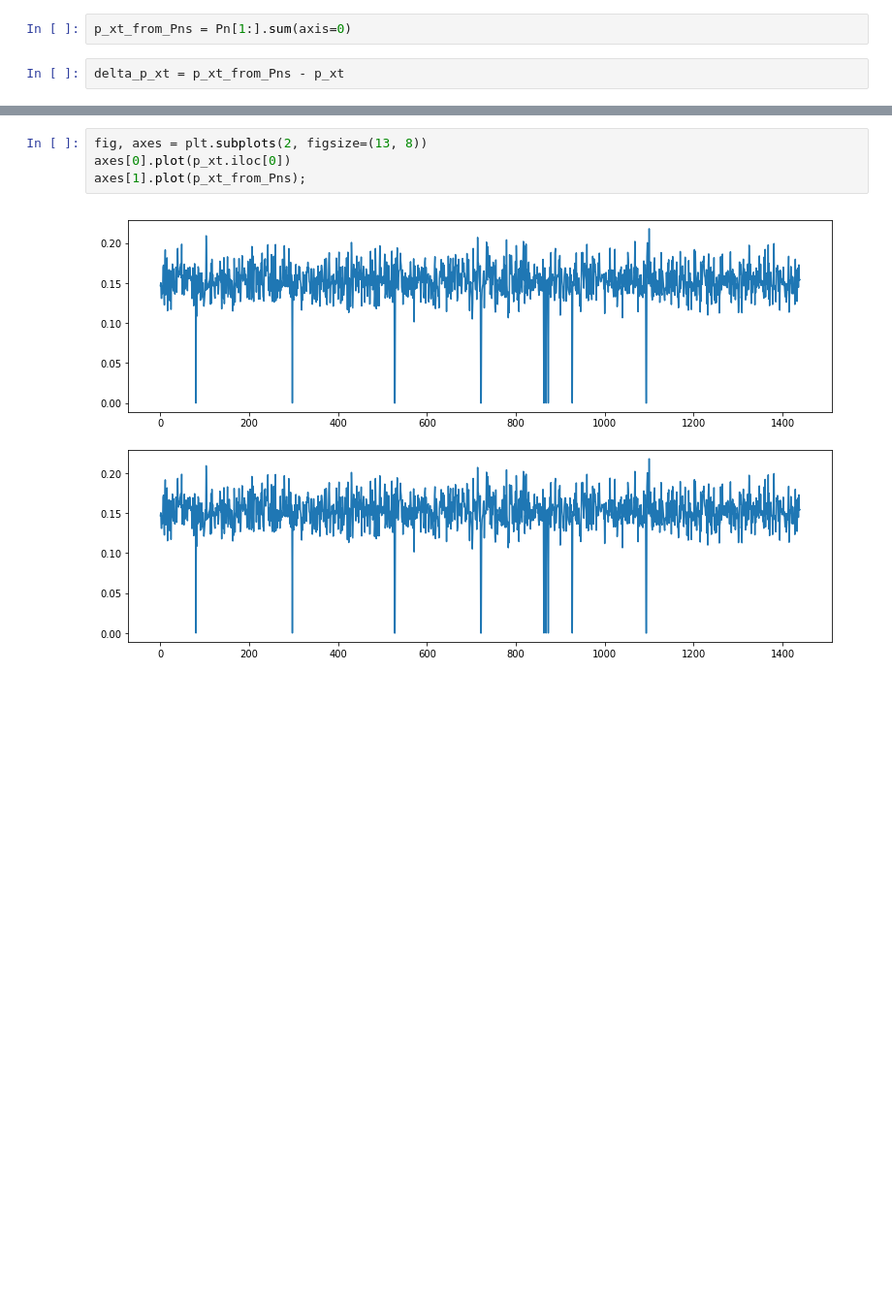
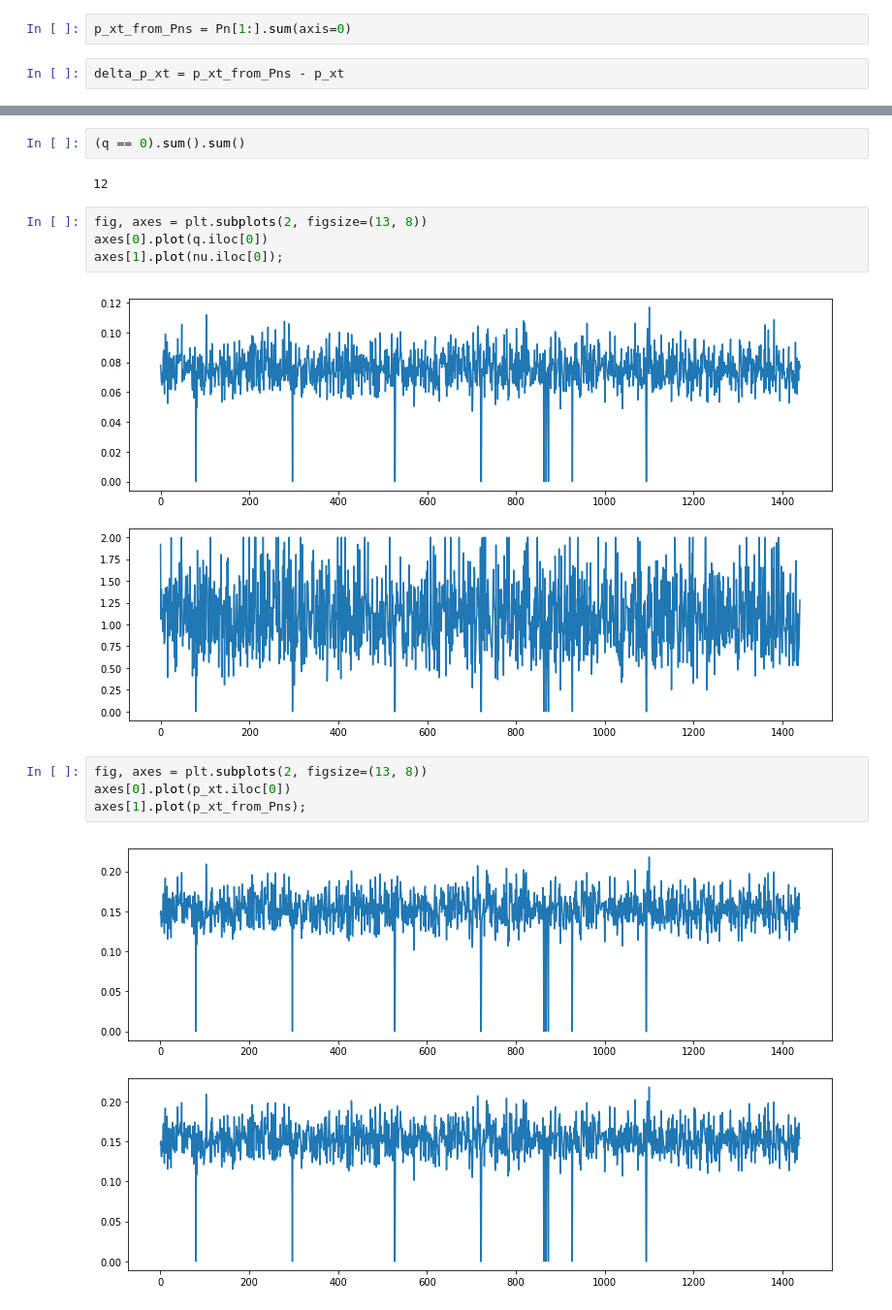
Before and after one commit to dneise/crosstalk_study, a Jupyter notebook: poisson_correction.ipynb, the cells around one changed output, grey strips where cells are left out. Shown: that part at 97% size. Cells and saved outputs as stored; diff of their text form; blank space fills up the shorter version.

```diff
--- a/poisson_correction.ipynb
+++ b/poisson_correction.ipynb
@@ -82,3 +74,13 @@ np.where((delta_p_xt > 1e-6).iloc[0])
+# %%
+(q == 0).sum().sum()
+# %% [output]
+12
+# %%
+fig, axes = plt.subplots(2, figsize=(13, 8))
+axes[0].plot(q.iloc[0])
+axes[1].plot(nu.iloc[0]);
+# %% [output]
+[figure, added]
 # %%
 fig, axes = plt.subplots(2, figsize=(13, 8))
 axes[0].plot(p_xt.iloc[0])
```
Also changed, not shown: parts of 6 cells of this notebook.
